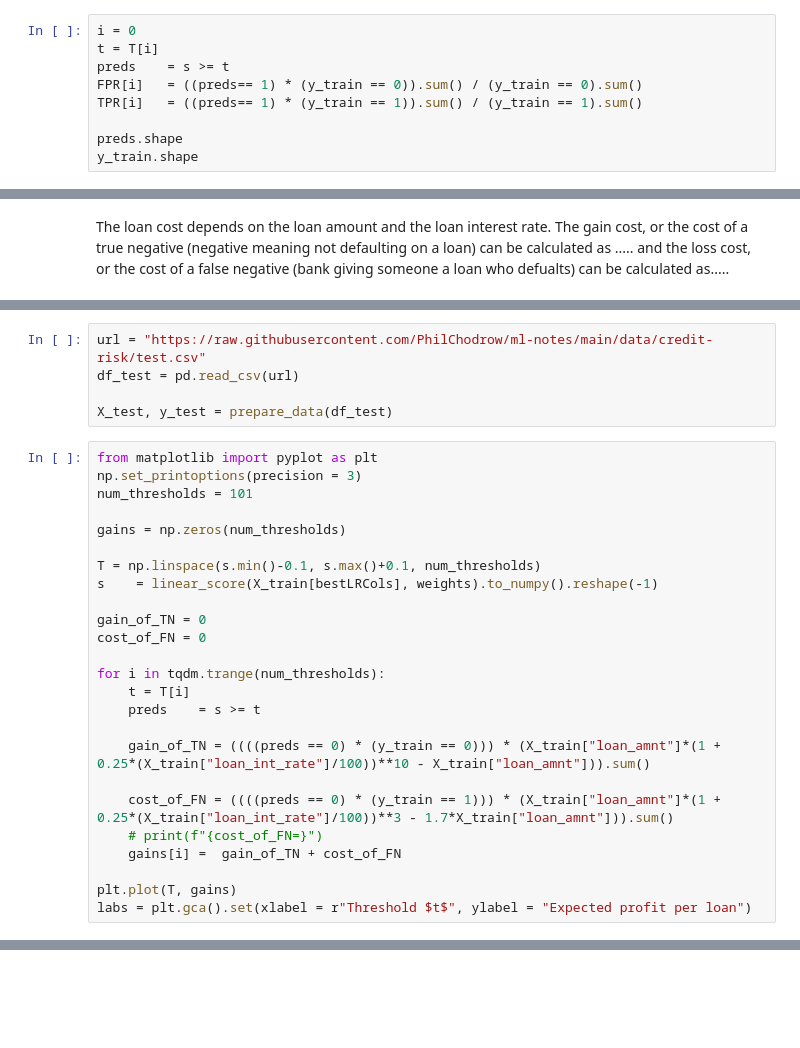
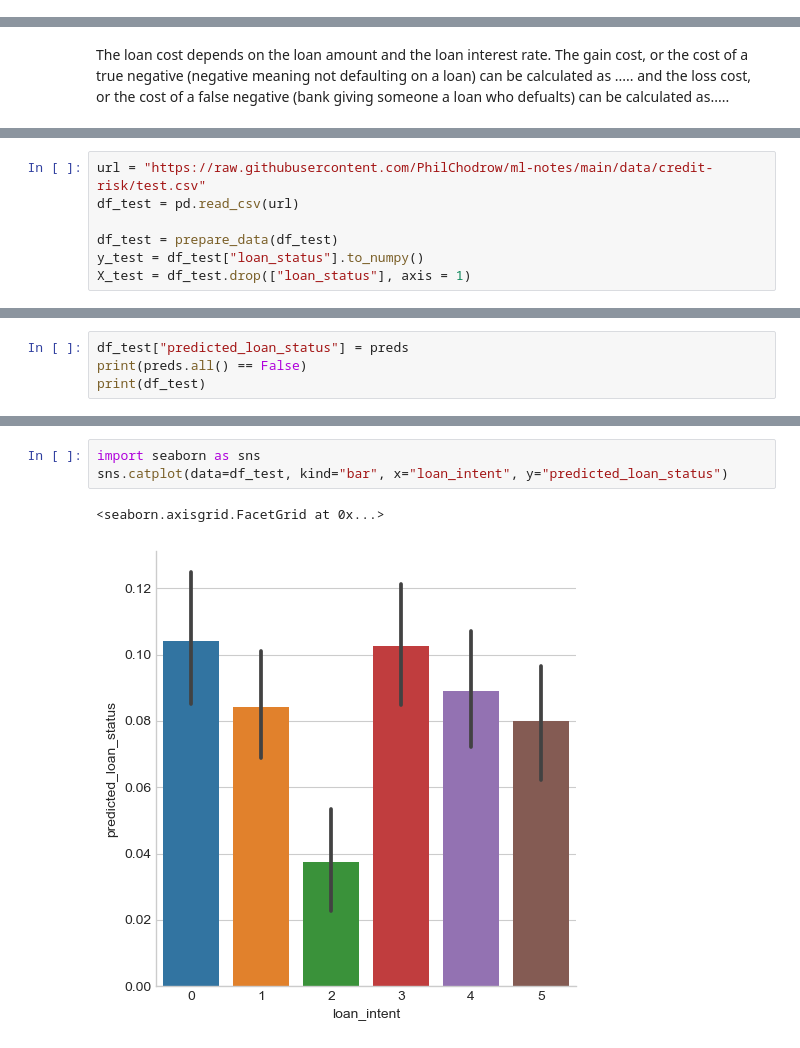
Before and after one commit to lfschweitzer/lfschweitzer.github.io, a Jupyter notebook: posts/post1/hw2.ipynb, the cells around one changed output, grey strips where cells are left out. Saved outputs shown, nothing was run; the diff lists cells and outputs as text; blank space fills up the shorter version.

```diff
--- a/posts/post1/hw2.ipynb
+++ b/posts/post1/hw2.ipynb
@@ -157,9 +141,0 @@ array([ True,  True, False, ...,  True,  True, False])
-# %%
-i = 0
-t = T[i]
-preds    = s >= t
-FPR[i]   = ((preds== 1) * (y_train == 0)).sum() / (y_train == 0).sum()
-TPR[i]   = ((preds== 1) * (y_train == 1)).sum() / (y_train == 1).sum()
-
-preds.shape
-y_train.shape
@@ -271,32 +240,9 @@ t = T[max_y]
 url = "https://raw.githubusercontent.com/PhilChodrow/ml-notes/main/data/credit-risk/test.csv"
 df_test = pd.read_csv(url)
 
-X_test, y_test = prepare_data(df_test)
+df_test = prepare_data(df_test)
+y_test = df_test["loan_status"].to_numpy()
+X_test = df_test.drop(["loan_status"], axis = 1)
-# %%
-from matplotlib import pyplot as plt
-np.set_printoptions(precision = 3)
-num_thresholds = 101
-
-gains = np.zeros(num_thresholds)
-
-T = np.linspace(s.min()-0.1, s.max()+0.1, num_thresholds)
-s    = linear_score(X_train[bestLRCols], weights).to_numpy().reshape(-1)
-
-gain_of_TN = 0
-cost_of_FN = 0
-
-for i in tqdm.trange(num_thresholds):
-    t = T[i]
-    preds    = s >= t
-
-    gain_of_TN = ((((preds == 0) * (y_train == 0))) * (X_train["loan_amnt"]*(1 + 0.25*(X_train["loan_int_rate"]/100))**10 - X_train["loan_amnt"])).sum()
-
-    cost_of_FN = ((((preds == 0) * (y_train == 1))) * (X_train["loan_amnt"]*(1 + 0.25*(X_train["loan_int_rate"]/100))**3 - 1.7*X_train["loan_amnt"])).sum()
-    # print(f"{cost_of_FN=}")
-    gains[i] =  gain_of_TN + cost_of_FN
-
-plt.plot(T, gains)
-labs = plt.gca().set(xlabel = r"Threshold $t$", ylabel = "Expected profit per loan")
 # %%
 s    = linear_score(X_test[bestLRCols], weights).to_numpy().reshape(-1)
 preds = s >= t
@@ -312,0 +289,4 @@ gain
+# %%
+df_test["predicted_loan_status"] = preds
+print(preds.all() == False)
+print(df_test)
@@ -312,0 +332,6 @@ gain
+# %%
+import seaborn as sns
+sns.catplot(data=df_test, kind="bar", x="loan_intent", y="predicted_loan_status")
+# %% [output]
+<seaborn.axisgrid.FacetGrid at 0x...>
+[figure, added]
```
Also changed, not shown: parts of 29 cells of this notebook.
